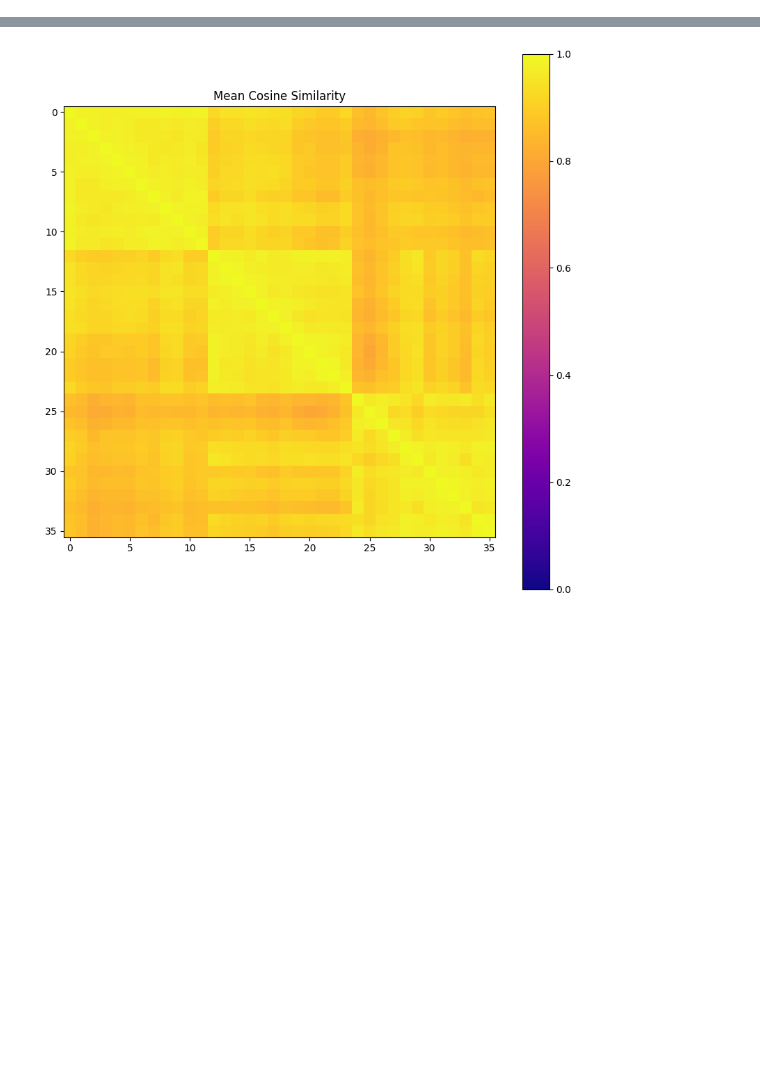
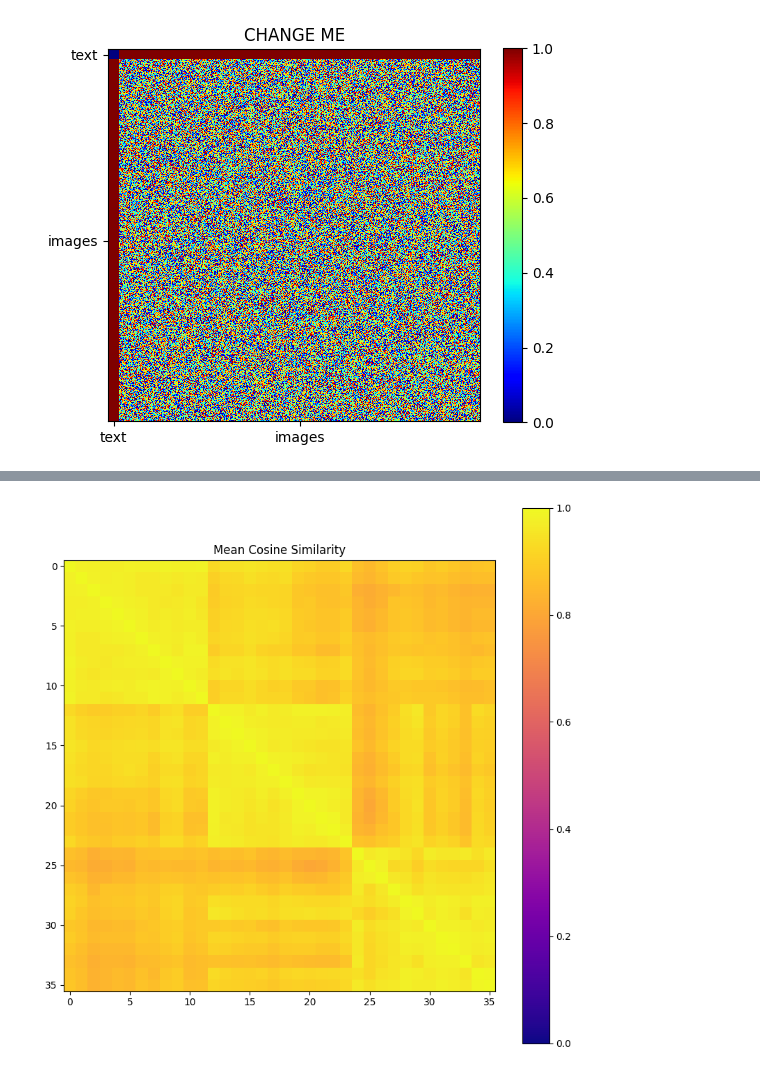
Before and after one commit to danielkorth/multiview-consistent-clip, a Jupyter notebook: notebooks/final_visualizations.ipynb, the cells around one changed output, grey strips where cells are left out. Saved outputs shown, nothing was run; the diff lists cells and outputs as text; code cells hidden in the pictures; blank space fills up the shorter version.

```diff
--- a/notebooks/final_visualizations.ipynb
+++ b/notebooks/final_visualizations.ipynb
@@ -20,3 +44,11 @@ def plot(sim, type: str = 'mean'):
+# %%
+x = torch.rand((7000, 7000))
+x[:206, :206] = 0
+x[206:, :206] = 1
+x[:206, 206:] = 1
+plot_big(x)
+# %% [output]
+[figure, added]
 # %%
 strawberry = "/root/multiview-robust-clip/data/objaverse/renderings/dd6a424807614544835c8cc4529d6f0d"
 banana = "/root/multiview-robust-clip/data/objaverse/renderings/ade2b59ff37c44059433414f39c94abe"
```
Also changed, not shown: parts of 3 cells of this notebook.
